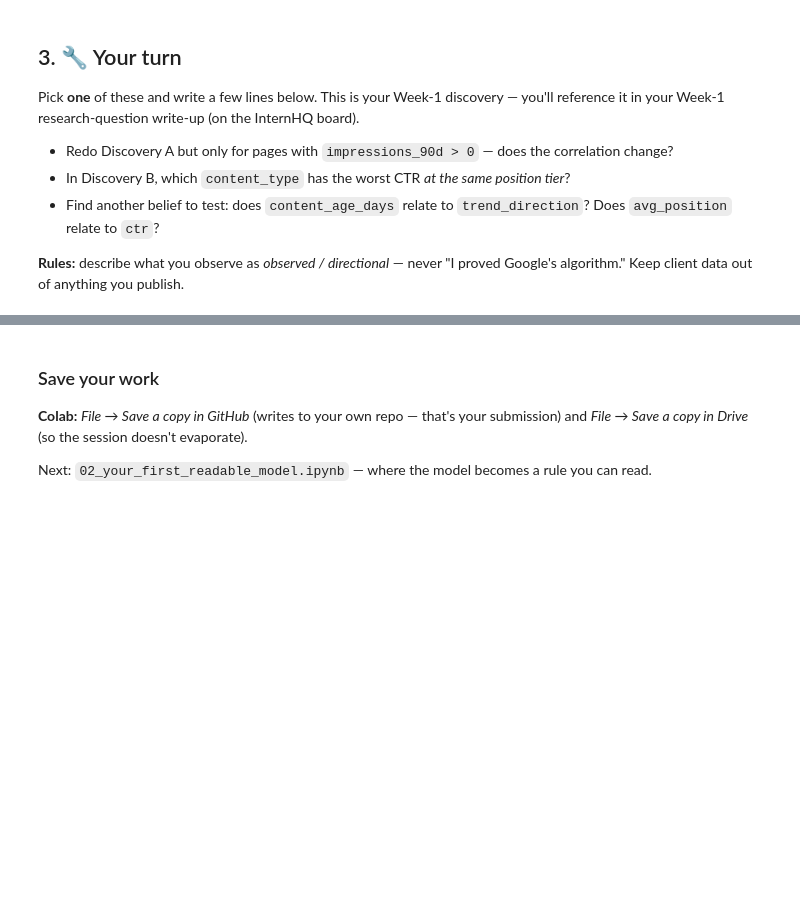
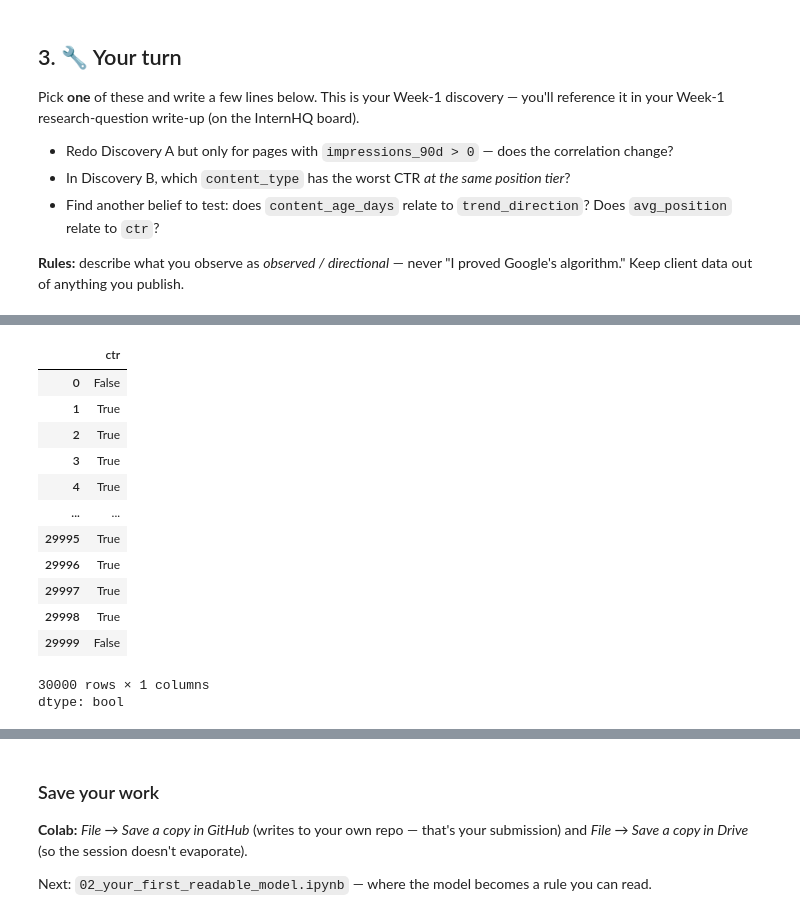
Before and after one commit to RohanNK86/ML_Intern_Assets, a Jupyter notebook: notebooks/01_first_look_and_discovery.ipynb, the cells around one changed output, grey strips where cells are left out. Cells and saved outputs as stored; diff of their text form; code cells hidden in the pictures; blank space fills up the shorter version.

```diff
--- a/notebooks/01_first_look_and_discovery.ipynb
+++ b/notebooks/01_first_look_and_discovery.ipynb
@@ -128,0 +186,18 @@ Pick **one** of these and write a few lines below. This is your Week-1 discovery
+# %%
+import numpy as np
+df['ctr'] < np.mean(df['ctr'])
+# %% [output]
+|  | ctr |
+| 0 | False |
+| 1 | True |
+| 2 | True |
+| 3 | True |
+| 4 | True |
+| ... | ... |
+| 29995 | True |
+| 29996 | True |
+| 29997 | True |
+| 29998 | True |
+| 29999 | False |
+30000 rows × 1 columns
+dtype: bool
```
Also changed, not shown: parts of 8 cells of this notebook.
